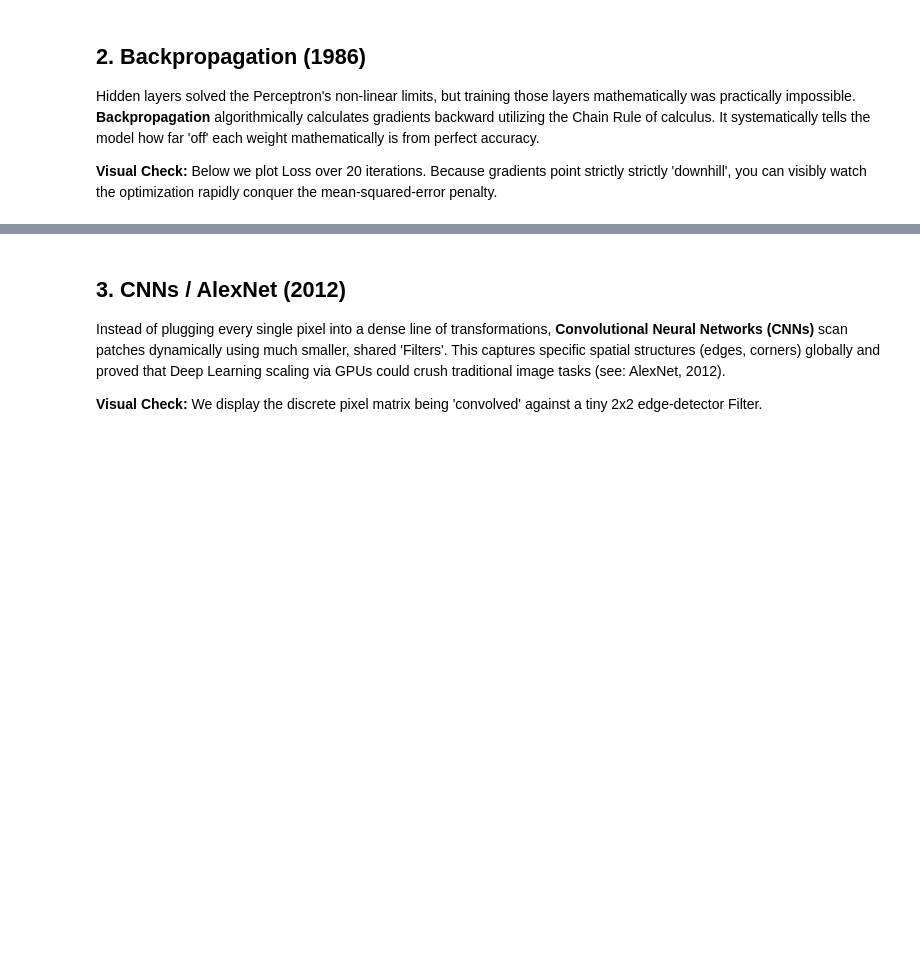
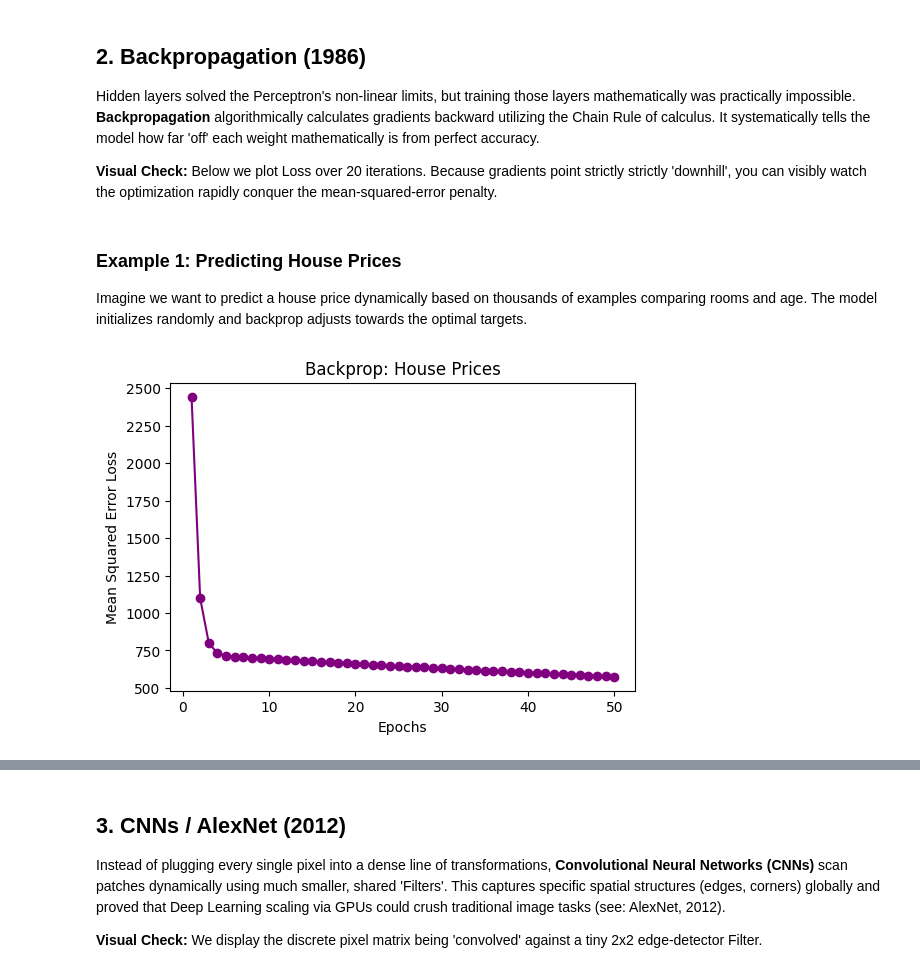
Before and after one commit to corybaird/Lectures, a Jupyter notebook: notebooks/ai_todai_overview/ai_overview.ipynb, the cells around one changed output, grey strips where cells are left out. Cells and saved outputs as stored; diff of their text form; code cells hidden in the pictures; blank space fills up the shorter version.

```diff
--- a/notebooks/ai_todai_overview/ai_overview.ipynb
+++ b/notebooks/ai_todai_overview/ai_overview.ipynb
@@ -159,0 +333,16 @@ BackpropagationDemo().run()
+# %% [markdown]
+### Example 1: Predicting House Prices
+Imagine we want to predict a house price dynamically based on thousands of examples comparing rooms and age. The model initializes randomly and backprop adjusts towards the optimal targets.
+# %%
+np.random.seed(42)
+N = 100
+rooms = np.random.normal(3, 1, N)
+age = np.random.uniform(1, 40, N)
+X_houses = np.column_stack([rooms, age])
+# True target: Price = 10 * rooms - 0.5 * age + 50
+y_houses = 10.0 * rooms - 0.5 * age + 50.0 + np.random.randn(N)*2.0
+
+backprop_1 = BackpropagationDemo(x=X_houses, y_true=y_houses, lr=0.001, epochs=50, title='Backprop: House Prices')
+backprop_1.run()
+# %% [output]
+[figure, added]
```
Also changed, not shown: parts of 13 cells of this notebook.
